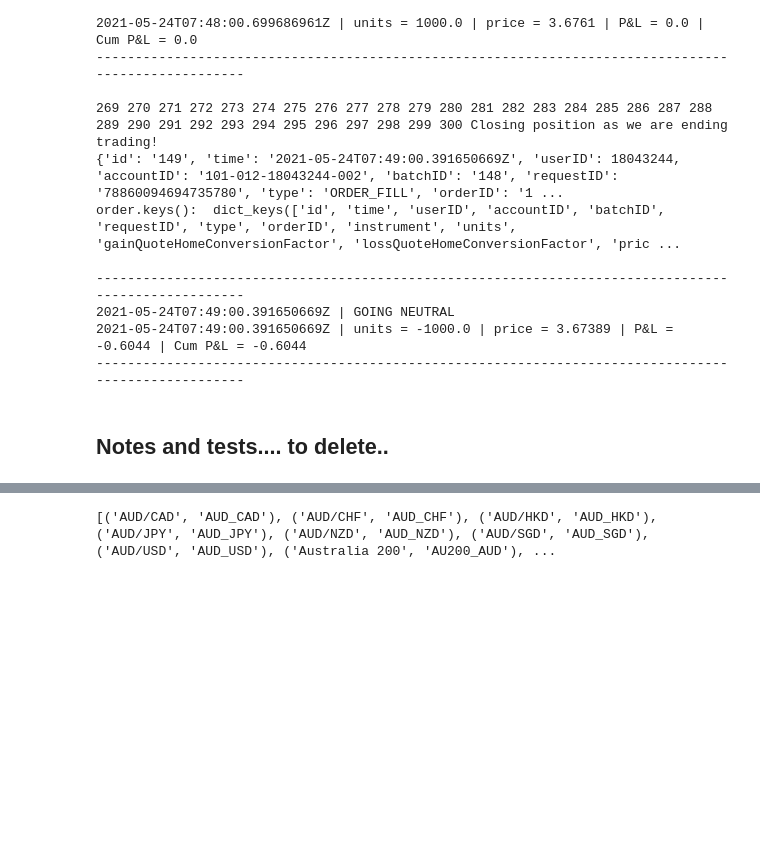
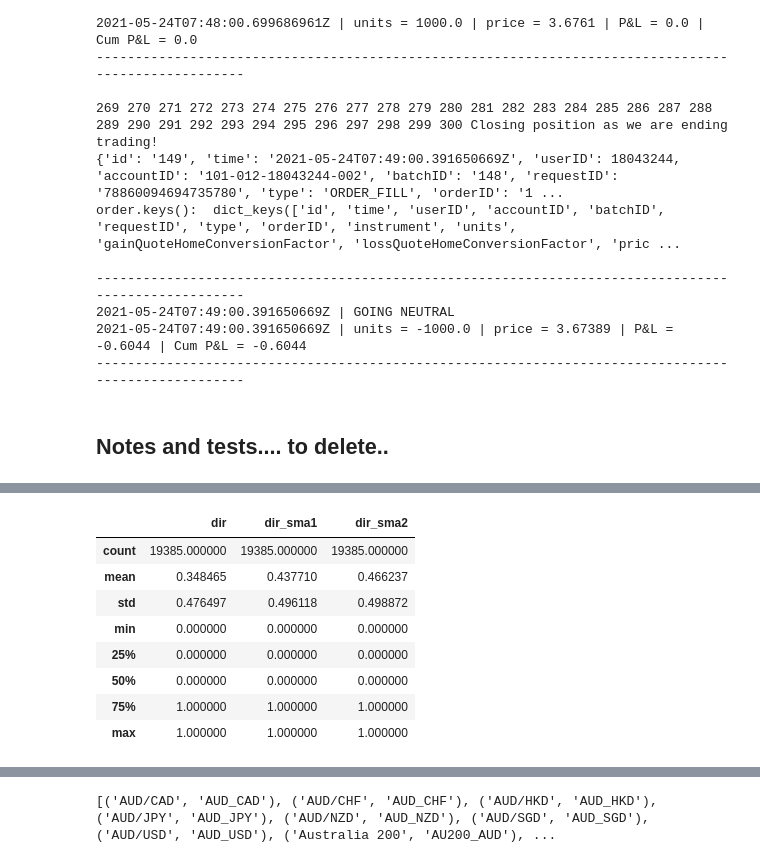
Before and after one commit to rollingturtle/OandaTrading, a Jupyter notebook: control.ipynb, the cells around one changed output, grey strips where cells are left out. Cells and saved outputs as stored; diff of their text form; code cells hidden in the pictures; blank space fills up the shorter version.

```diff
--- a/control.ipynb
+++ b/control.ipynb
@@ -364,0 +391,12 @@ order.keys():  dict_keys(['id', 'time', 'userID', 'accountID', 'batchID', 'reque
+# %%
+tr_trgts.describe()
+# %% [output]
+|  | dir | dir_sma1 | dir_sma2 |
+| count | 19385.000000 | 19385.000000 | 19385.000000 |
+| mean | 0.348465 | 0.437710 | 0.466237 |
+| std | 0.476497 | 0.496118 | 0.498872 |
+| min | 0.000000 | 0.000000 | 0.000000 |
+| 25% | 0.000000 | 0.000000 | 0.000000 |
+| 50% | 0.000000 | 0.000000 | 0.000000 |
+| 75% | 1.000000 | 1.000000 | 1.000000 |
+| max | 1.000000 | 1.000000 | 1.000000 |
```
Also changed, not shown: parts of 8 cells of this notebook, 4 other files.
